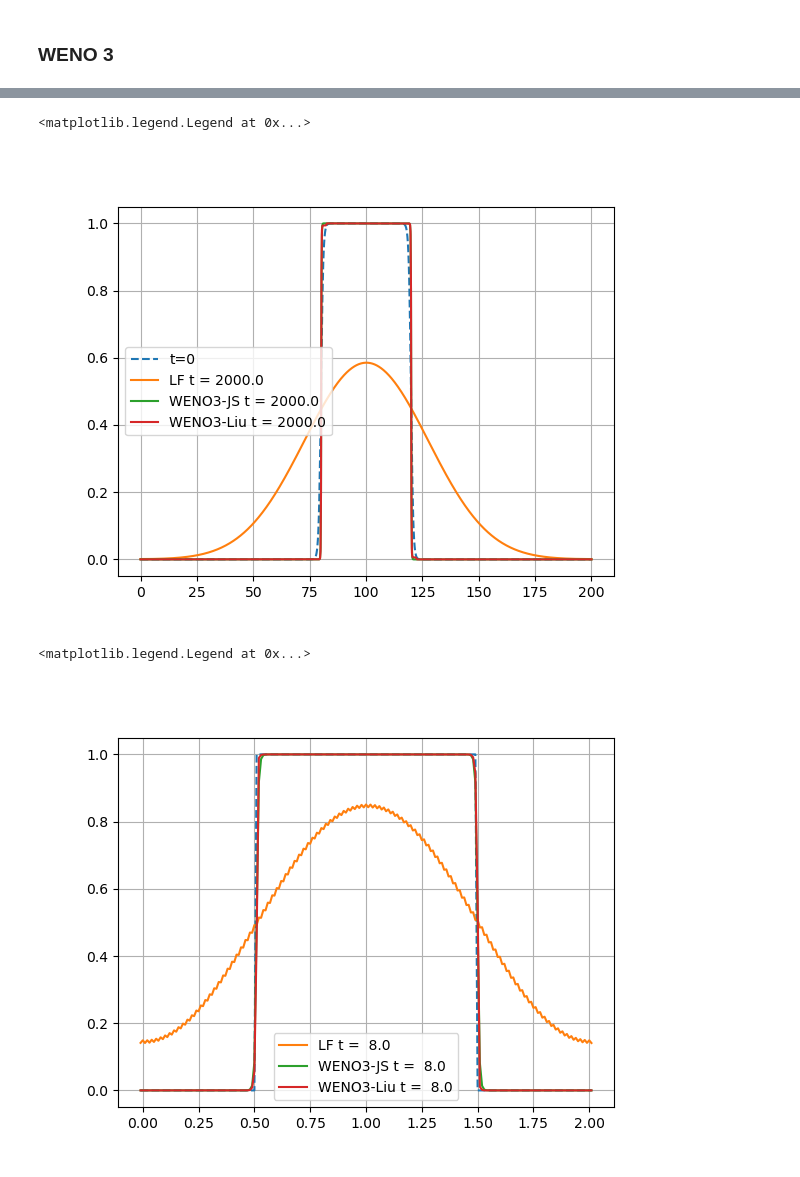
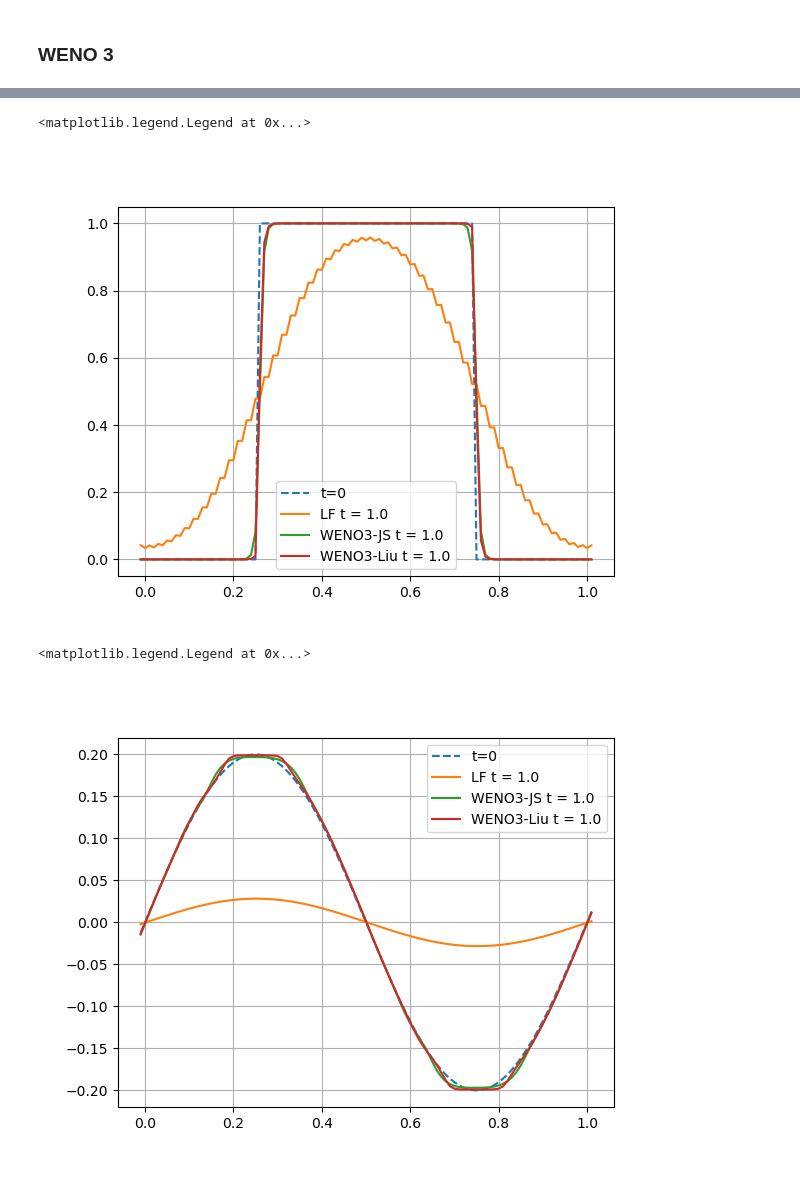
Before and after one commit to nicolasaunai/schemes, a Jupyter notebook: schemes.ipynb, the cells around one changed output, grey strips where cells are left out. Cells and saved outputs as stored; diff of their text form; code cells hidden in the pictures.

```diff
--- a/schemes.ipynb
+++ b/schemes.ipynb
@@ -212,15 +250,16 @@ def weno(u, phi, dphi, boundary_condition, grid, **kwargs):
 # %%
-def run(dt, T, dx, Lx, init, equation):
+def run(dt, T, dx, Lx, init, equation, step_diag):
 
     nt = int(T/dt)+1
-    times = np.arange(nt)*dt
-
+    times= np.arange(nt)*dt
+    ntdiag = int(nt/step_diag)+1
     grid = Grid(dx, Lx)
+    tdiags = dt*step_diag*np.arange(ntdiag)
 
     udiag = {}
-    udiag["LF"]        = np.zeros((grid.nxp,nt))
-    udiag["WENO3-JS"]  = np.zeros((grid.nxp,nt))
-    udiag["WENO3-Liu"] = np.zeros((grid.nxp,nt))
+    udiag["LF"]        = np.zeros((grid.nxp,ntdiag))
+    udiag["WENO3-JS"]  = np.zeros((grid.nxp,ntdiag))
+    udiag["WENO3-Liu"] = np.zeros((grid.nxp,ntdiag))
 
     u = {}
     u["LF"], u0        = initialize(init, grid)
@@ -234,40 +273,43 @@ def run(dt, T, dx, Lx, init, equation):
         flux  = burger_flux
         dflux = dburger_flux
 
+    itdiag=0
     for it,t in enumerate(times):
 
         conserv(u["LF"]       , flux, dflux, LaxFriedrichs, "periodic", grid, dt=dt)
         conserv(u["WENO3-JS"] , flux, dflux, weno         , "periodic", grid, dt=dt, estimator="JS")
         conserv(u["WENO3-Liu"], flux, dflux, weno         , "periodic", grid, dt=dt, estimator="Liu17")
 
-        udiag["LF"][:,it]        = u["LF"]
-        udiag["WENO3-JS"][:,it]  = u["WENO3-JS"]
-        udiag["WENO3-Liu"][:,it] = u["WENO3-Liu"]
+        if (it%step_diag)==0:
+            udiag["LF"][:,itdiag]        = u["LF"]
+            udiag["WENO3-JS"][:,itdiag]  = u["WENO3-JS"]
+            udiag["WENO3-Liu"][:,itdiag] = u["WENO3-Liu"]
+            itdiag+=1
 
-    return grid, u0, udiag, times
+    return grid, u0, udiag, tdiags
 # %%
-grid, u0, udiag, times = run(0.1, 2000, 0.2, 200, "square",  "advection")
+grid, u0, udiag, times = run(0.005, 1, 0.01, 1, "square",  "advection",20)
 # %%
 fig,ax = plt.subplots()
 ax.plot(grid.xp,u0,ls="--", label="t=0")
 for itdiag in [-1]:
     for method, u in udiag.items():
-        ax.plot(grid.xp, u[:,itdiag], label="{} t = {:4.1f}".format(method,times[itdiag]))
+        ax.plot(grid.xp, u[:,itdiag], label="{} t = {}".format(method,times[itdiag]))
 ax.grid()
 ax.legend()
 # %% [output]
 <matplotlib.legend.Legend at 0x...>
-[figure, old version]
+[figure, new version]
 # %%
-grid, u0, udiag, times = run(0.005, 8, 0.01, 2, "case1",  "advection")
+grid, u0, udiag, times = run(0.001, 1, 0.01, 1, "sine",  "advection",100)
 # %%
 fig,ax = plt.subplots()
-ax.plot(grid.xp,u0,ls="--")
+ax.plot(grid.xp,u0,ls="--", label="t=0")
 for itdiag in [-1]:
     for method, u in udiag.items():
-        ax.plot(grid.xp, u[:,itdiag], label="{} t = {:4.1f}".format(method,times[itdiag]))
+        ax.plot(grid.xp, u[:,itdiag], label="{} t = {}".format(method,times[itdiag]))
 ax.grid()
 ax.legend()
 # %% [output]
 <matplotlib.legend.Legend at 0x...>
-[figure, old version]
+[figure, new version]
```
Also changed, not shown: parts of 13 cells of this notebook.
